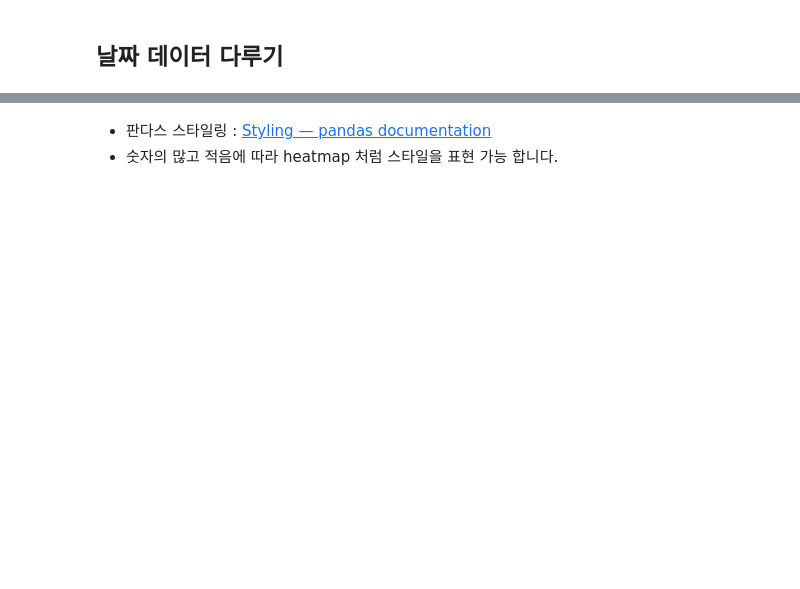
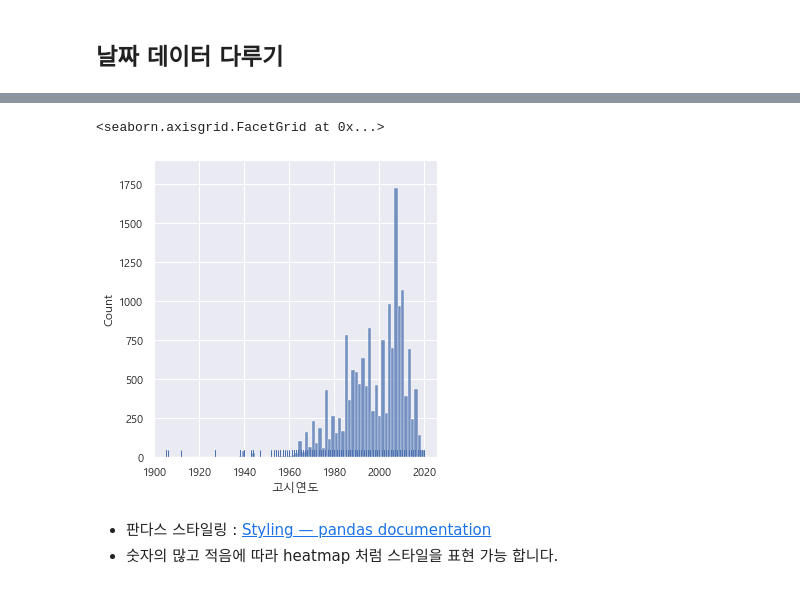
Before and after one commit to jinkyungpark/python_science, a Jupyter notebook: 실전예제/05-park-input.ipynb, the cells around one changed output, grey strips where cells are left out. Saved outputs shown, nothing was run; the diff lists cells and outputs as text; code cells hidden in the pictures; blank space fills up the shorter version.

```diff
--- a/실전예제/05-park-input.ipynb
+++ b/실전예제/05-park-input.ipynb
@@ -275,2 +519,5 @@ sns.barplot(data=df_park.isnull().sum())
 # %%
 # 지정고시일의 데이터 타입을 datetime 형태로 변경합니다.
+
+df_park["지정고시일"] = pd.to_datetime(df_park["지정고시일"])
+df_park["지정고시일"].head(1)
@@ -278,0 +527,7 @@ sns.barplot(data=df_park.isnull().sum())
+# %%
+# 고시연도와 고시월을 지정고시일에서 추출해서 파생변수를 만듭니다.
+# 여기서 결과가 float 로 나온 이유는 값 중에 null 인게 있고, 그래서 이런식으로 나오는 것
+
+df_park["고시연도"] = df_park["지정고시일"].dt.year
+df_park["고시월"] = df_park["지정고시일"].dt.month
+df_park[["지정고시일","고시연도","고시월"]].head()
@@ -281,6 +554,12 @@ sns.barplot(data=df_park.isnull().sum())
 # %%
 # 고시연도의 분포를 distplot 으로 그립니다.
 # 이 때, 결측치가 있으면 오류가 나기 때문에 결측치가 없는 데이터만 따로 모아 그립니다.
+# distplot(동강) 은 삭제되었다고 나옴
+
+sns.displot(df_park.loc[df_park["고시연도"].notnull(),"고시연도"], rug=True)
+# %% [output]
+<seaborn.axisgrid.FacetGrid at 0x...>
+[figure, added]
 # %% [markdown]
 * 판다스 스타일링 : [Styling — pandas documentation](https://pandas.pydata.org/pandas-docs/stable/user_guide/style.html)
 * 숫자의 많고 적음에 따라 heatmap 처럼 스타일을 표현 가능 합니다.
```
Also changed, not shown: parts of 63 cells of this notebook, 2 other files.
